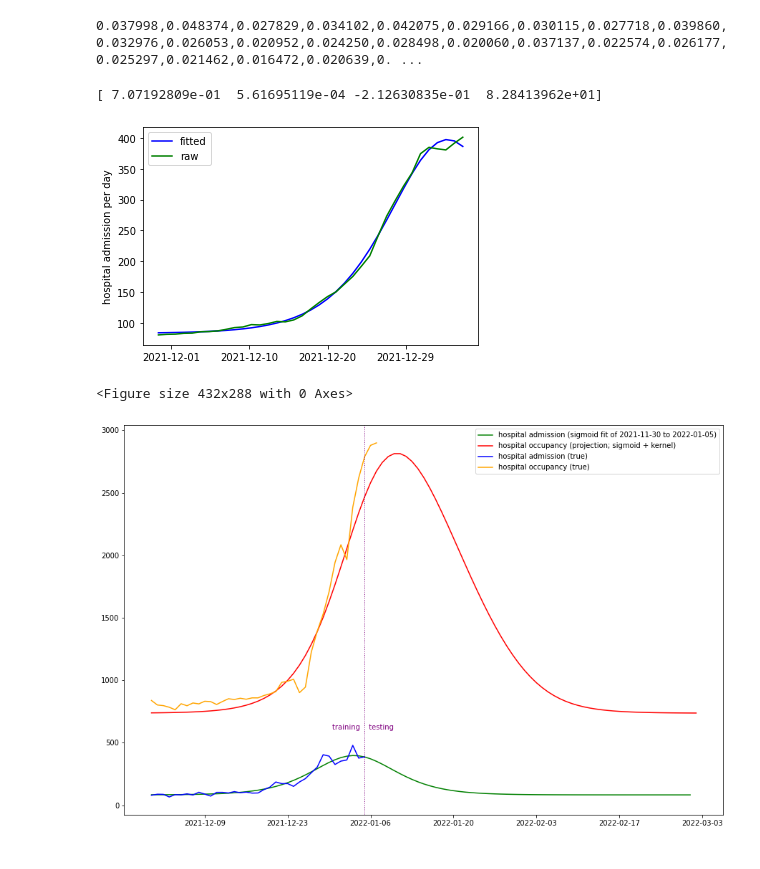
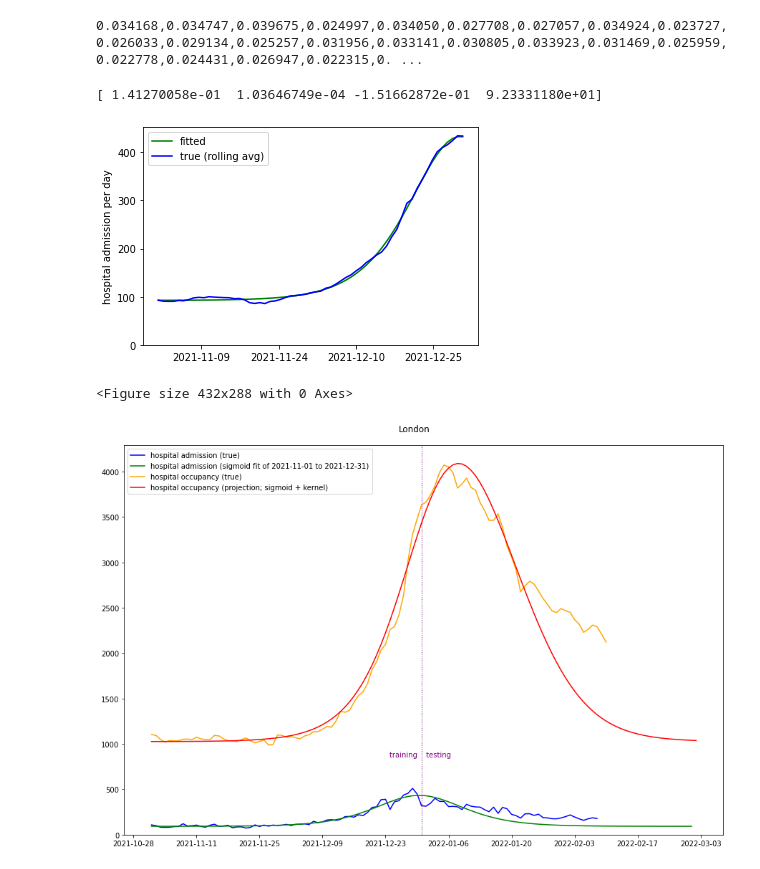
Before and after one commit to nicfreeman1209/covid-19, a Jupyter notebook: conv-estimator/conv_estimator_admiss_occup.ipynb, the cells around one changed output. Saved outputs shown, nothing was run; the diff lists cells and outputs as text; code cells hidden in the pictures.

```diff
--- a/conv-estimator/conv_estimator_admiss_occup.ipynb
+++ b/conv-estimator/conv_estimator_admiss_occup.ipynb
@@ -55,10 +55,10 @@ def match_axis(ax1, ax2):
 # %%
 # Regions
 req = "https://api.coronavirus.data.gov.uk/v2/data?areaType=nhsRegion&metric=newAdmissions&metric=hospitalCases&metric=covidOccupiedMVBeds&format=json&format=json"
-geographical_context = 'North West'
+#geographical_context = 'North West'
 #geographical_context = 'North East and Yorkshire'
 #geographical_context = 'Midlands'
-#geographical_context = 'London'
+geographical_context = 'London'
 #geographical_context = 'East of England'
 #geographical_context = 'South East'
 #geographical_context = 'South West'
@@ -149,7 +149,7 @@ _minimizers = []
 
 for i in range(10):
     optimizer = GlobalBestPSO(n_particles=n_particles, dimensions=n_dim, options=options, bounds=bounds, init_pos=init_pos)
-    cost, pos = optimizer.optimize(g, 1000, verbose=True, n_processes=10)
+    cost, pos = optimizer.optimize(g, 500, verbose=True, n_processes=10)
     _minimizers.append(pos)
 minimizers = np.array(_minimizers)
 # %% [output]
@@ -266,7 +266,7 @@ def format_minimizer(a):
 
 format_minimizer(avg_minimizer)
 # %% [output]
-0.037998,0.048374,0.027829,0.034102,0.042075,0.029166,0.030115,0.027718,0.039860,0.032976,0.026053,0.020952,0.024250,0.028498,0.020060,0.037137,0.022574,0.026177,0.025297,0.021462,0.016472,0.020639,0. ...
+0.034168,0.034747,0.039675,0.024997,0.034050,0.027708,0.027057,0.034924,0.023727,0.026033,0.029134,0.025257,0.031956,0.033141,0.030805,0.033923,0.031469,0.025959,0.022778,0.024431,0.026947,0.022315,0. ...
 # %%
 # back of envelope prediction:
 # fit admissions to D(sigmoid) + const
@@ -282,8 +282,8 @@ sigmoid_geographical_context = geographical_context
 #sigmoid_geographical_context = 'South East'
 #sigmoid_geographical_context = 'South West'
 
-sigmoid_train_start_date = datetime.datetime(year=2021, month=11, day=30)
-sigmoid_train_end_date = dates_test[-1] #datetime.datetime(year=2022, month=1, day=5)
+sigmoid_train_start_date = datetime.datetime(year=2021, month=11, day=1)
+sigmoid_train_end_date = datetime.datetime(year=2021, month=12, day=31)
 
 _df = df[df.areaName==sigmoid_geographical_context]
 sigmoid_train_df = _df[(_df.dateTime >= sigmoid_train_start_date) & (_df.dateTime <= sigmoid_train_end_date)]
@@ -295,18 +295,20 @@ def Dsigmoid(x, a, b, c, d):
 
 sigmoid_fit = N_avg_soft(sigmoid_train_stream,3)
 sigmoid_x_range_train = list(range(1,len(sigmoid_fit)+1))
-max_base = 2000 if sigmoid_geographical_context
+max_base = 2000 if sigmoid_geographical_context=="England" else 200
 bounds = ([0,-.5,-.5,0],[100,.5,.5,max_base])
-params, covars = curve_fit(Dsigmoid, sigmoid_x_range_train, sigmoid_fit, method="trf", bounds=bounds, maxfev=20000)#, loss="soft_l1")
+params, covars = curve_fit(Dsigmoid, sigmoid_x_range_train, sigmoid_fit, method="trf", bounds=bounds, maxfev=50000)#, loss="soft_l1")
 print(params)
 
 plt.clf()
 ys = [Dsigmoid(x,*params) for x in sigmoid_x_range_train]
-plt.plot(sigmoid_dates_train, ys, label="fitted", color="blue")
-plt.plot(sigmoid_dates_train, sigmoid_fit, label="raw", color="green")
+plt.plot(sigmoid_dates_train, ys, label="fitted", color="green")
+plt.plot(sigmoid_dates_train, sigmoid_fit, label="true (rolling avg)", color="blue")
 plt.ylabel("%s per day" % in_event)
+plt.ylim(0,None)
 plt.legend()
 plt.gca().xaxis.set_major_locator(ticker.MultipleLocator(len(sigmoid_x_range_train)/4))
+plt.savefig("%s__%s__%s__amateurish_prediction_training.png" % (in_event, out_event, sigmoid_geographical_context), bbox_inches='tight', facecolor='white', transparent=False)
 plt.show()
 
 def plt_clipped(ax, start_date, x, y, label="", color="red"):
@@ -326,37 +328,39 @@ _df = _df[(_df.dateTime >= sigmoid_display_start_date) & (_df.dateTime <= sigmoi
 admiss_df = _df[["dateTime","newAdmissions"]]
 sigmoid_admiss_dates = admiss_df.dateTime.to_list()
 sigmoid_admiss = admiss_df.newAdmissions.to_list()
 
 occup_df = _df[["dateTime","hospitalCases"]]
 sigmoid_occup_dates = occup_df.dateTime.to_list()
 sigmoid_occup = occup_df.hospitalCases.to_list()
 
 sigmoid_x_range = list(range(1-len(avg_minimizer),1+len(sigmoid_display_dates)))
 sigmoid_vals = [Dsigmoid(x,*params) for x in sigmoid_x_range]
 sigmoid_vals_dates = pd.date_range(sigmoid_display_start_date - datetime.timedelta(days=len(avg_minimizer)), sigmoid_display_end_date)
 
-kernel = cumsumflip(avg_minimizer)*test_scale_factor*final_scale_factor
+kernel = cumsumflip(avg_minimizer)#*test_scale_factor*final_scale_factor
 sigmoid_preds = np.convolve(sigmoid_vals, kernel, mode="valid")
 sigmoid_preds_dates = pd.date_range(sigmoid_display_start_date, sigmoid_display_end_date+datetime.timedelta(days=1))
 
 clip_date = sigmoid_dates_train[0]# - datetime.timedelta(days=5)
 
 plt.clf()
 fig, ax1 = plt.subplots(1,1, figsize=(15,10))
+plt_clipped(ax1, clip_date, sigmoid_admiss_dates, sigmoid_admiss, label="%s (true)" % in_event, color="blue")
 plt_clipped(ax1, clip_date, sigmoid_vals_dates, sigmoid_vals, label="%s (sigmoid fit of %s to %s)" % (in_event, sigmoid_train_start_date.strftime("%Y-%m-%d"), sigmoid_train_end_date.strftime("%Y-%m-%d")), color="green")
+plt_clipped(ax1, clip_date, sigmoid_occup_dates, sigmoid_occup, label="%s (true)" % out_event, color="orange")
 plt_clipped(ax1, clip_date, sigmoid_preds_dates, sigmoid_preds, label="%s (projection; sigmoid + kernel)" % out_event, color="red")
-plt_clipped(ax1, clip_date, sigmoid_admiss_dates, sigmoid_admiss, label="%s (true)" % in_event, color="blue")
-plt_clipped(ax1, clip_date, sigmoid_occup_dates, sigmoid_occup, label="%s (true)" % out_event, color="orange")
 ax1.xaxis.set_major_locator(ticker.MultipleLocator(14))
 ax1.legend()
+ax1.set_ylim(0,None)
 ax1.axvline(x=sigmoid_train_end_date, color="purple", ls="dotted", lw=1)
 _,y_max = ax1.get_ylim()
 ax1.text(sigmoid_train_end_date, 0.2*y_max, "training  ", color="purple", ha="right")
 ax1.text(sigmoid_train_end_date, 0.2*y_max, "  testing", color="purple", ha="left")
-plt.savefig("%s__%s__%s__amateurish_prediction.png" % (in_event, out_event, geographical_context), bbox_inches='tight', facecolor='white', transparent=False)
+plt.suptitle("%s" % sigmoid_geographical_context, y=0.92)
+plt.savefig("%s__%s__%s__amateurish_prediction.png" % (in_event, out_event, sigmoid_geographical_context), bbox_inches='tight', facecolor='white', transparent=False)
 plt.show()
 # %% [output]
-[ 7.07192809e-01  5.61695119e-04 -2.12630835e-01  8.28413962e+01]
+[ 1.41270058e-01  1.03646749e-04 -1.51662872e-01  9.23331180e+01]
-[figure, old version]
+[figure, new version]
 <Figure size 432x288 with 0 Axes>
-[figure, old version]
+[figure, new version]
```
Also changed, not shown: parts of 5 cells of this notebook, 6 other files.
